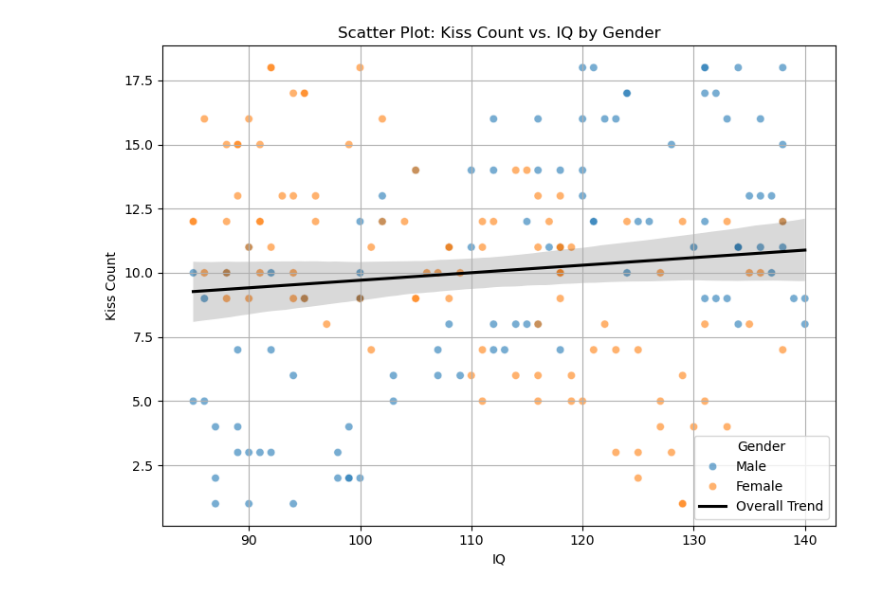
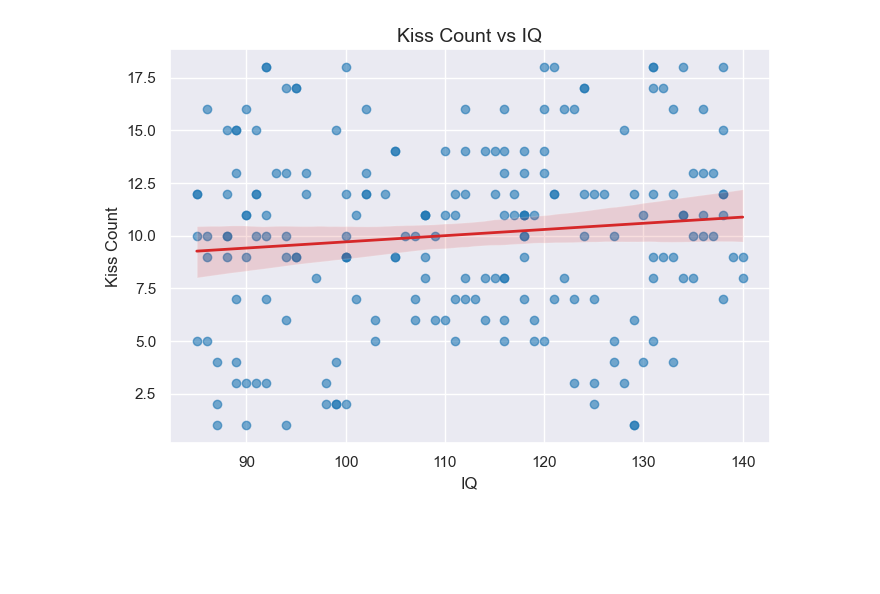
Before and after one commit to chou20020417/Kiss-IQ-Gender-Analysis, a Jupyter notebook: kiss count vs IQ.ipynb, the cells around one changed output. Drawn from its saved outputs; the diff is of its cells as text; code cells hidden in the pictures; blank space fills up the shorter version.

```diff
--- a/kiss count vs IQ.ipynb
+++ b/kiss count vs IQ.ipynb
@@ -8,41 +8,30 @@ df = pd.read_excel("DATA_Kiss_count_gender_and_IQ.xlsx")
 df['Gender'] = df['Gender'].str.strip().str.capitalize()
 df = df.dropna(subset=['Gender', 'Kiss Count'])
 # %%
+import matplotlib.pyplot as plt
 import seaborn as sns
-import matplotlib.pyplot as plt
+from scipy.stats import pearsonr
 
-# 設定圖表大小
-plt.figure(figsize=(8, 6))
+# 計算相關係數與 p 值
+r2, p2 = pearsonr(df['IQ'], df['Kiss Count'])
 
-# 繪製依性別分色的散布圖
-sns.scatterplot(
+# 設定 Seaborn 風格與主題
+sns.set(style="darkgrid", context="notebook")
+
+# 畫圖
+plt.figure(figsize=(7, 5))
+sns.regplot(
+    x='IQ',
+    y='Kiss Count',
     data=df,
-    x="IQ",
-    y="Kiss Count",
-    hue="Gender",           # 性別分類上色
-    alpha=0.6
+    scatter_kws={'alpha': 0.6, 'color': '#1f77b4'},  # 深藍點
+    line_kws={'color': '#d62728', 'linewidth': 2},   # 橘紅趨勢線
 )
-
-# 加上整體回歸線（不分性別）
-sns.regplot(
-    data=df,
-    x="IQ",
-    y="Kiss Count",
-    scatter=False,
-    color='black',
-    label='Overall Trend'
-)
-
-# 標題與軸標籤
-plt.title("Scatter Plot: Kiss Count vs. IQ by Gender")
-plt.xlabel("IQ")
-plt.ylabel("Kiss Count")
-plt.legend(title="Gender")
-plt.grid(True)
+plt.title('Kiss Count vs IQ', fontsize=14)
+plt.xlabel('IQ')
+plt.ylabel('Kiss Count')
 plt.tight_layout()
-
-# 儲存圖片
-plt.savefig("kiss_iq_gender_scatter.png")
+plt.savefig("kiss_count_vs_iq.png")
 plt.show()
 # %% [output]
-[figure, old version]
+[figure, new version]
```
